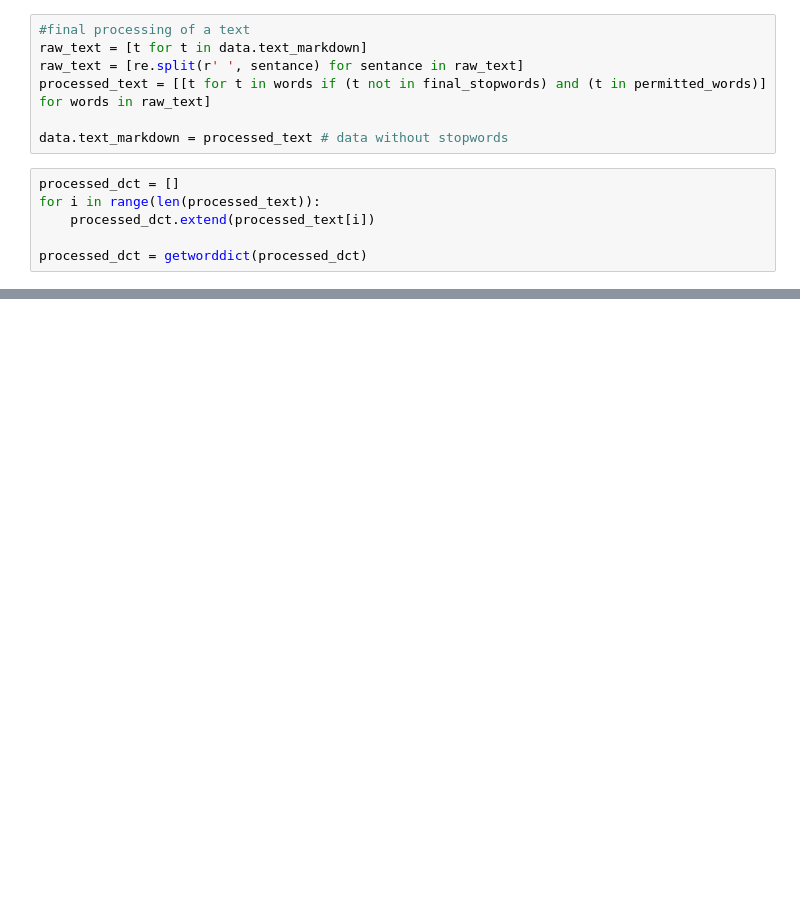
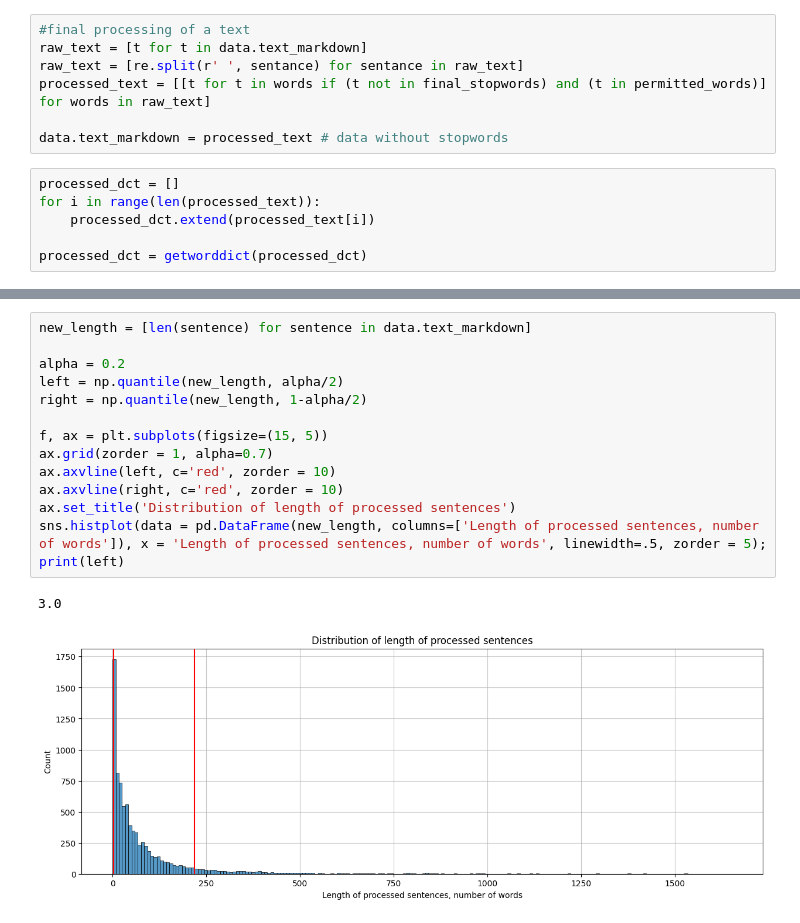
Before and after one commit to zhursvlevy/PostProcessor, a Jupyter notebook: notebooks/tag_processing.ipynb, the cells around one changed output, grey strips where cells are left out. Saved outputs shown, nothing was run; the diff lists cells and outputs as text; blank space fills up the shorter version.

```diff
--- a/notebooks/tag_processing.ipynb
+++ b/notebooks/tag_processing.ipynb
@@ -131,0 +164,17 @@ ax.set_ylabel("Words");
+# %%
+new_length = [len(sentence) for sentence in data.text_markdown]
+
+alpha = 0.2
+left = np.quantile(new_length, alpha/2)
+right = np.quantile(new_length, 1-alpha/2)
+
+f, ax = plt.subplots(figsize=(15, 5))
+ax.grid(zorder = 1, alpha=0.7)
+ax.axvline(left, c='red', zorder = 10)
+ax.axvline(right, c='red', zorder = 10)
+ax.set_title('Distribution of length of processed sentences')
+sns.histplot(data = pd.DataFrame(new_length, columns=['Length of processed sentences, number of words']), x = 'Length of processed sentences, number of words', linewidth=.5, zorder = 5);
+print(left)
+# %% [output]
+3.0
+[figure, added]
```
Also changed, not shown: parts of 20 cells of this notebook, 2 other files.
